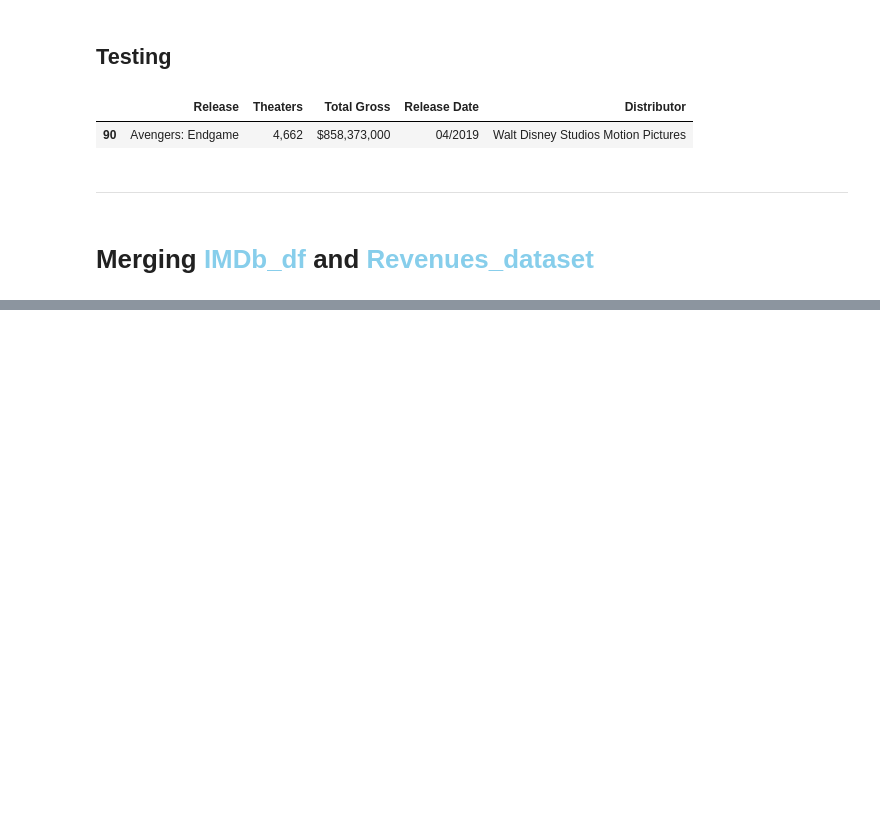
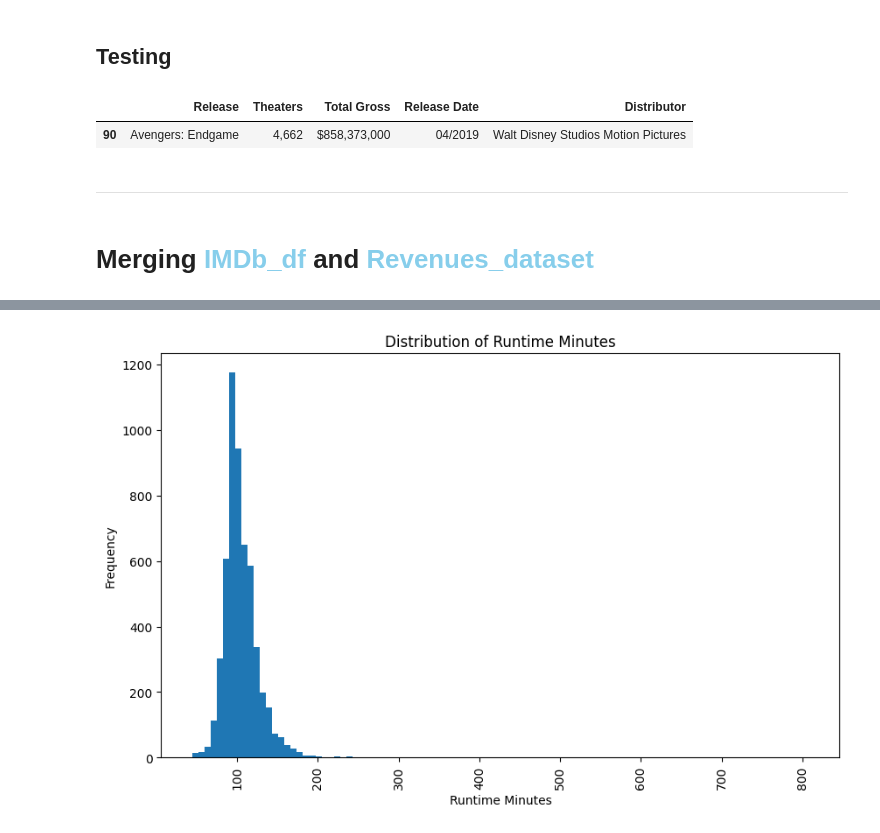
Before and after one commit to shreyashguptas/Analyzing-movie-runtime-performance-before-and-after-COVID-19, a Jupyter notebook: project code.ipynb, the cells around one changed output, grey strips where cells are left out. Cells and saved outputs as stored; diff of their text form; code cells hidden in the pictures; blank space fills up the shorter version.

```diff
--- a/project code.ipynb
+++ b/project code.ipynb
@@ -700,0 +776,11 @@ print(new_df['budget'].notnull().sum())
+# %%
+# Histogram of Runtime Minutes
+plt.figure(figsize=(10,6))
+plt.hist(combined_data['runtimeMinutes'].dropna(), bins=100)
+plt.xlabel('Runtime Minutes')
+plt.ylabel('Frequency')
+plt.title('Distribution of Runtime Minutes')
+plt.xticks(rotation='vertical')
+plt.show()
+# %% [output]
+[figure, added]
```
Also changed, not shown: parts of 46 cells of this notebook.
